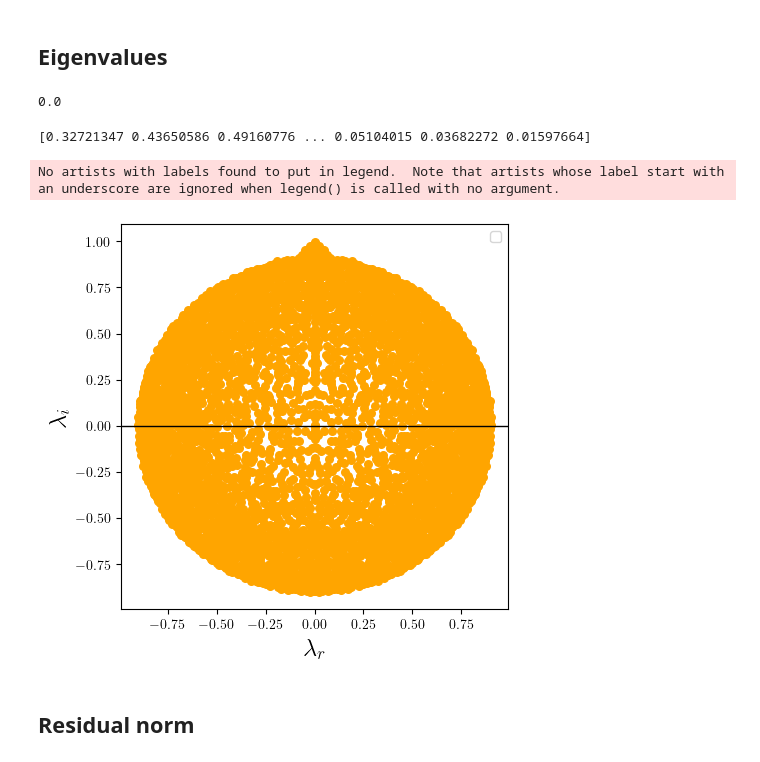
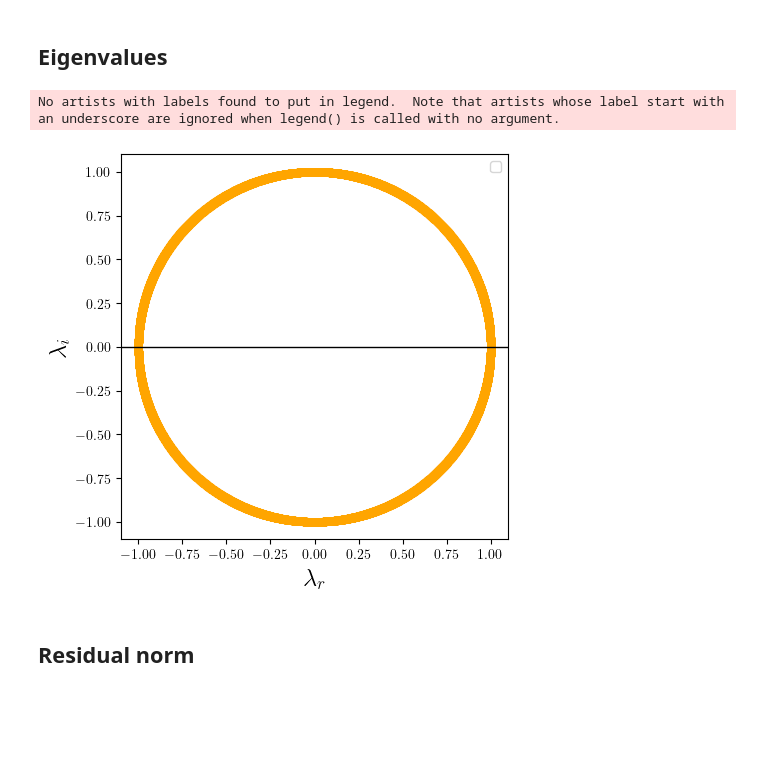
Before and after one commit to Julielmnt/Stage_M2, a Jupyter notebook: code/DMD.ipynb, the cells around one changed output. Drawn from its saved outputs; the diff is of its cells as text; code cells hidden in the pictures; blank space fills up the shorter version.

```diff
--- a/code/DMD.ipynb
+++ b/code/DMD.ipynb
@@ -250,0 +292,11 @@ print(np.shape(uw_array))
+# %%
+reconstructed_data = dmd.reconstruct_data(idx_sorted[:])
+
+
+U_reconstructed = np.reshape(np.swapaxes(reconstructed_data, 0, 1)[:,:h*l], (m,h,l))
+W_reconstructed = np.reshape(np.swapaxes(reconstructed_data, 0, 1)[:,h*l:2*h*l], (m,h,l))
+T_reconstructed = np.reshape(np.swapaxes(reconstructed_data, 0, 1)[:,2*h*l:], (m,h,l))
+
+from data_analysis import Simulation
+reconstructed_simulation = Simulation(current_directory)
+reconstructed_simulation.reconstruct_simulation(U_reconstructed, W_reconstructed, T_reconstructed)
@@ -250,0 +330,4 @@ print(np.shape(uw_array))
+# %%
+uz_reconstructed, uz_reconstructed_mean = reconstructed_simulation.UZ()
+uz, uzmean = simulation.UZ()
+KE_reconstructed = reconstructed_simulation.KE()
@@ -250,0 +380,19 @@ print(np.shape(uw_array))
+# %%
+N_modes = np.arange(1, 6248, step = 150)
+residuals = np.zeros(len(N_modes))
+for i,j in enumerate(N_modes):
+    reconstructed_data = dmd.reconstruct_data(idx_sorted[:j])
+    residual = dmd.X - dmd.reconstructed_data
+    r = np.linalg.norm(residual, 'fro')
+    residuals[i] = r/np.linalg.norm(dmd.X, 'fro')
+    U_reconstructed = np.reshape(np.swapaxes(reconstructed_data, 0, 1)[:,:h*l], (m,h,l))
+    W_reconstructed = np.reshape(np.swapaxes(reconstructed_data, 0, 1)[:,h*l:2*h*l], (m,h,l))
+    T_reconstructed = simulation.T
+
+    from data_analysis import Simulation
+    reconstructed_simulation = Simulation(current_directory)
+    reconstructed_simulation.reconstruct_simulation(U_reconstructed, W_reconstructed, T_reconstructed)
+    uz_reconstructed, uz_reconstructed_mean = reconstructed_simulation.UZ()
+    plot_uz(time, uz_reconstructed, uz, uzmean, N_modes, j, residuals, fontsize)
+    plt.savefig(f'../results/DMD/uz/uz_{j}.png',dpi=300)
+    plt.close()
@@ -250,0 +408,3 @@ print(np.shape(uw_array))
+# %%
+eigval_r = np.real(dmd.eigenvalues)
+eigval_i = np.imag(dmd.eigenvalues)
@@ -258,4 +437,0 @@ eigval_w_i = np.imag(dmd_w.eigenvalues)
-# %%
-eigval_u_i[5]
-# %% [output]
-0.0
@@ -264,27 +438,23 @@ indices = [i for i in range(len(eigval_u_i)) if 1 < eigval_u_i[i]]
-# %%
-print(eigval_u_i[indices])
-# %% [output]
-[0.32721347 0.43650586 0.49160776 ... 0.05104015 0.03682272 0.01597664]
 # %%
 fig,ax = plt.subplots(figsize = (5,5))
 i = 2091
 
 N_snapshots = np.arange(3, 4003, step = 100)
 N_snapshots_firsts = np.arange(3, 100, step = 10)
 i = 2
-ax.scatter(eigval_w_i, eigval_w_r, s = 30, c = 'orange')
+ax.scatter(eigval_i, eigval_r, s = 30, c = 'orange')
 # ax.set_title(r"Residual norm")
 ax.axhline(0, c = 'k', linewidth = 1)
 
 ax.set_ylabel(r"$\lambda_i$", fontsize = fontsize)
 ax.set_xlabel(r"$\lambda_r$", fontsize = fontsize)
 ax.legend()
 # fig.tight_layout()
 # plt.show()
 plt.savefig('../results/DMD/residual_norm.png',dpi=300)
 # %% [output]
 No artists with labels found to put in legend.  Note that artists whose label start with an underscore are ignored when legend() is called with no argument.
-[figure, old version]
+[figure, new version]
 # %% [markdown]
 ## Residual norm
 # %%
```
Also changed, not shown: parts of 19 cells of this notebook, 3 other files.
